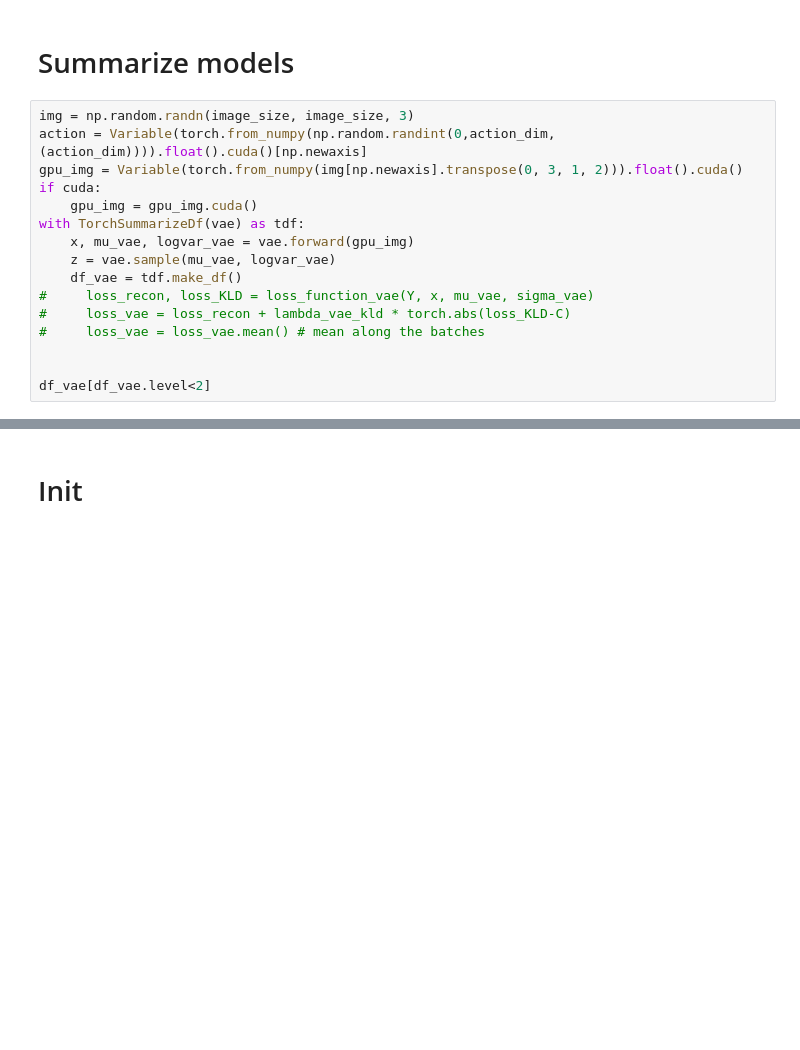
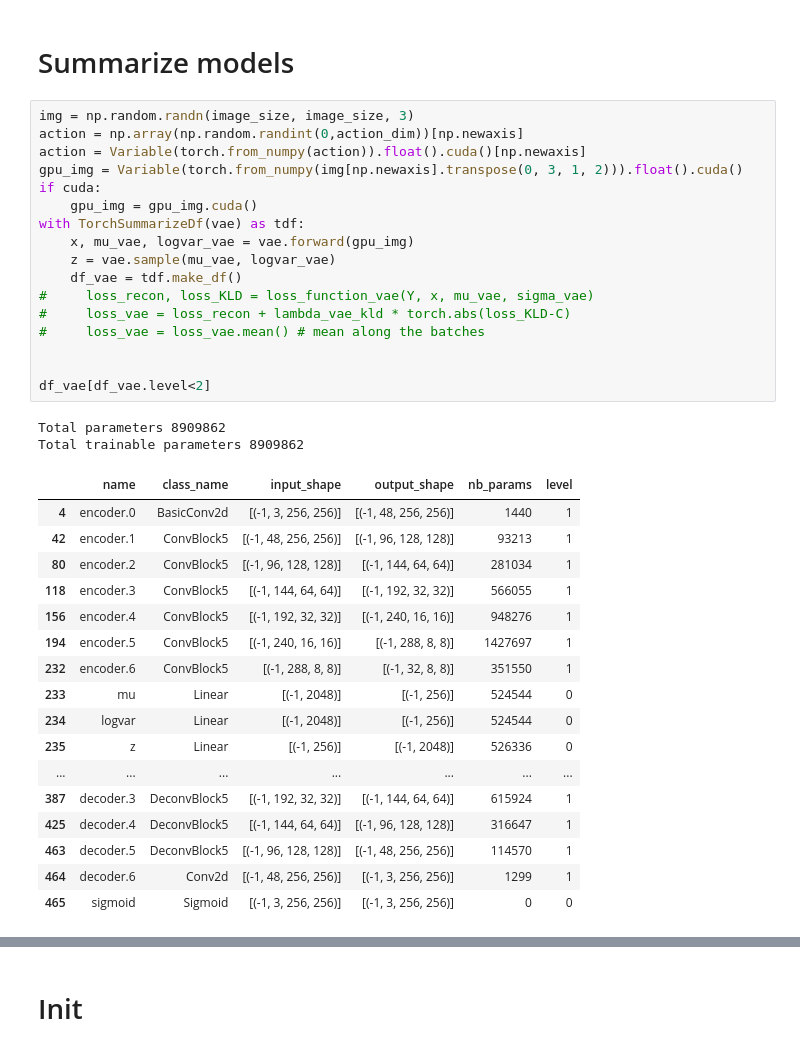
Before and after one commit to wassname/world-models-sonic-pytorch, a Jupyter notebook: 03_v4_train_MDN-RNN-256im_1512h_768z_greenfields.ipynb, the cells around one changed output, grey strips where cells are left out. Drawn from its saved outputs; the diff is of its cells as text; blank space fills up the shorter version.

```diff
--- a/03_v4_train_MDN-RNN-256im_1512h_768z_greenfields.ipynb
+++ b/03_v4_train_MDN-RNN-256im_1512h_768z_greenfields.ipynb
@@ -132,19 +141,40 @@ if os.path.isfile(save_file):
 # Summarize models
 # %%
 img = np.random.randn(image_size, image_size, 3)
-action = Variable(torch.from_numpy(np.random.randint(0,action_dim,(action_dim)))).float().cuda()[np.newaxis]
+action = np.array(np.random.randint(0,action_dim))[np.newaxis]
+action = Variable(torch.from_numpy(action)).float().cuda()[np.newaxis]
 gpu_img = Variable(torch.from_numpy(img[np.newaxis].transpose(0, 3, 1, 2))).float().cuda()
 if cuda:
     gpu_img = gpu_img.cuda()
 with TorchSummarizeDf(vae) as tdf:
     x, mu_vae, logvar_vae = vae.forward(gpu_img)
     z = vae.sample(mu_vae, logvar_vae)
     df_vae = tdf.make_df()
 #     loss_recon, loss_KLD = loss_function_vae(Y, x, mu_vae, sigma_vae)
 #     loss_vae = loss_recon + lambda_vae_kld * torch.abs(loss_KLD-C)
 #     loss_vae = loss_vae.mean() # mean along the batches
 
 
 df_vae[df_vae.level<2]
+# %% [output]
+Total parameters 8909862
+Total trainable parameters 8909862
+|  | name | class_name | input_shape | output_shape | nb_params | level |
+| 4 | encoder.0 | BasicConv2d | [(-1, 3, 256, 256)] | [(-1, 48, 256, 256)] | 1440 | 1 |
+| 42 | encoder.1 | ConvBlock5 | [(-1, 48, 256, 256)] | [(-1, 96, 128, 128)] | 93213 | 1 |
+| 80 | encoder.2 | ConvBlock5 | [(-1, 96, 128, 128)] | [(-1, 144, 64, 64)] | 281034 | 1 |
+| 118 | encoder.3 | ConvBlock5 | [(-1, 144, 64, 64)] | [(-1, 192, 32, 32)] | 566055 | 1 |
+| 156 | encoder.4 | ConvBlock5 | [(-1, 192, 32, 32)] | [(-1, 240, 16, 16)] | 948276 | 1 |
+| 194 | encoder.5 | ConvBlock5 | [(-1, 240, 16, 16)] | [(-1, 288, 8, 8)] | 1427697 | 1 |
+| 232 | encoder.6 | ConvBlock5 | [(-1, 288, 8, 8)] | [(-1, 32, 8, 8)] | 351550 | 1 |
+| 233 | mu | Linear | [(-1, 2048)] | [(-1, 256)] | 524544 | 0 |
+| 234 | logvar | Linear | [(-1, 2048)] | [(-1, 256)] | 524544 | 0 |
+| 235 | z | Linear | [(-1, 256)] | [(-1, 2048)] | 526336 | 0 |
+| ... | ... | ... | ... | ... | ... | ... |
+| 387 | decoder.3 | DeconvBlock5 | [(-1, 192, 32, 32)] | [(-1, 144, 64, 64)] | 615924 | 1 |
+| 425 | decoder.4 | DeconvBlock5 | [(-1, 144, 64, 64)] | [(-1, 96, 128, 128)] | 316647 | 1 |
+| 463 | decoder.5 | DeconvBlock5 | [(-1, 96, 128, 128)] | [(-1, 48, 256, 256)] | 114570 | 1 |
+| 464 | decoder.6 | Conv2d | [(-1, 48, 256, 256)] | [(-1, 3, 256, 256)] | 1299 | 1 |
+| 465 | sigmoid | Sigmoid | [(-1, 3, 256, 256)] | [(-1, 3, 256, 256)] | 0 | 0 |
 # %%
 with TorchSummarizeDf(mdnrnn) as tdf:
```
Also changed, not shown: parts of 14 cells of this notebook, 3 other files.
